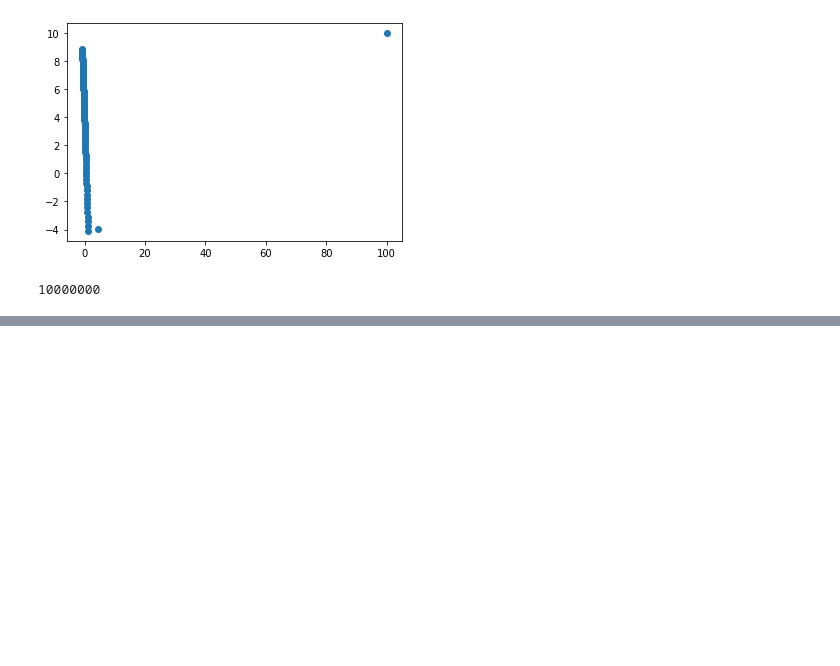
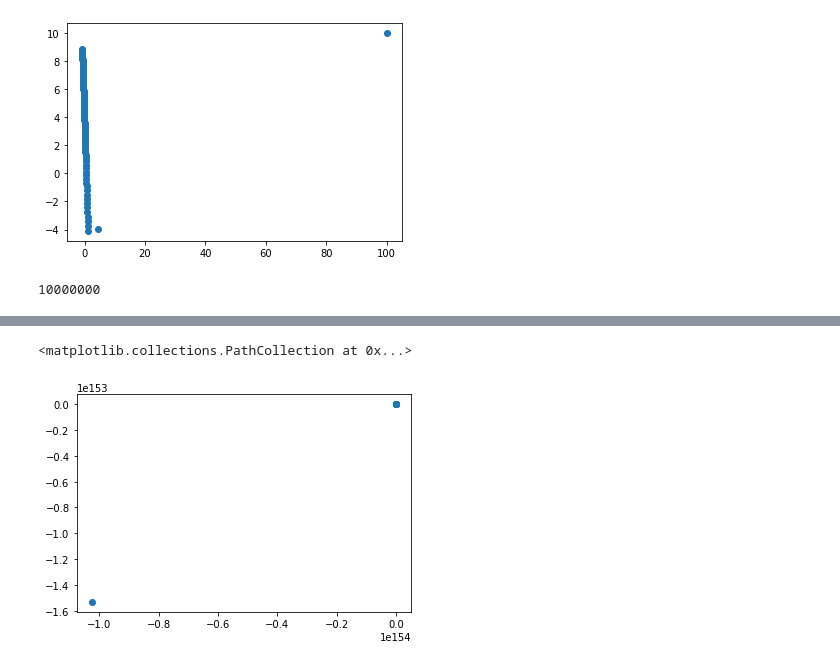
Before and after one commit to danhales/exploding-gradient, a Jupyter notebook: exploding-gradient.ipynb, the cells around one changed output, grey strips where cells are left out. Drawn from its saved outputs; the diff is of its cells as text; code cells hidden in the pictures; blank space fills up the shorter version.

```diff
--- a/exploding-gradient.ipynb
+++ b/exploding-gradient.ipynb
@@ -426,36 +454,3 @@ plt.scatter(ms[::int(len(model.history)/100)], bs[::int(len(model.history)/100)]
 len(model.history)
 # %% [output]
 10000000
-# %%
-from linear_model import LinearModel
-import tqdm
-
-def batch_gradient_descent(x_values, y_values, num_epochs=100, learning_rate=0.001):
-    x, y = load_data()
-    x_train, x_test, y_train, y_test = train_test_split(x, y)
-
-    model = LinearModel(1,1)
-
-
-
-    for epoch in tqdm.trange(1, num_epochs + 1):
-
-        m_grad = 0
-        b_grad = 0
-
-        for x, y in zip(x_values, y_values):
-            m_grad += model.gradient(x, y)[0]
-            b_grad += model.gradient(x, y)[1]
-            model.update_history(x, y)
-
-        m_grad /= len(x_values)
-        b_grad /= len(y_values)
-
-        model.step(-learning_rate * m_grad, -learning_rate * b_grad)
-
-    return model
-
-x, y = load_data()
-x_train, x_test, y_train, y_test = train_test_split(x,y)
-model = batch_gradient_descent(x_train, y_train, num_epochs=10000, learning_rate=0.01)
-print(model)
@@ -461,0 +565,15 @@ print(model)
+# %%
+import tqdm
+
+ms = [step['m'] for step in tqdm.tqdm(model.history)]
+bs = [step['b'] for step in tqdm.tqdm(model.history)]
+# %%
+m_subset = ms[::int(len(ms)/100)]
+b_subset = bs[::int(len(bs)/100)]
+# %%
+import matplotlib.pyplot as plt
+
+plt.scatter(m_subset, b_subset)
+# %% [output]
+<matplotlib.collections.PathCollection at 0x...>
+[figure, added]
```
Also changed, not shown: parts of 4 cells of this notebook.
